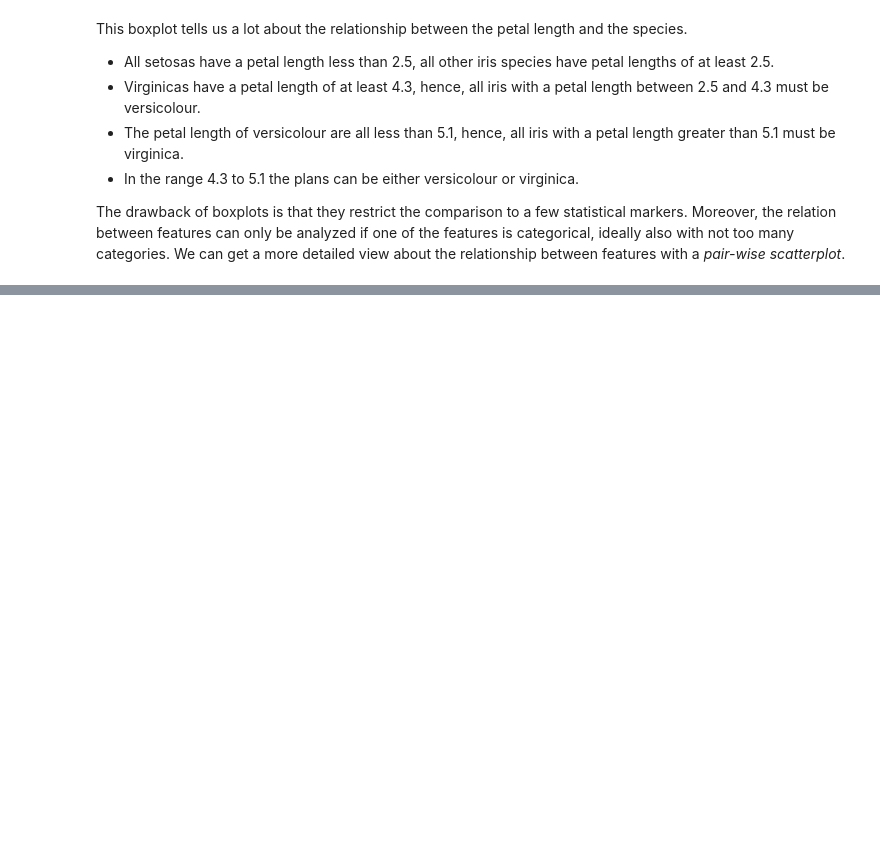
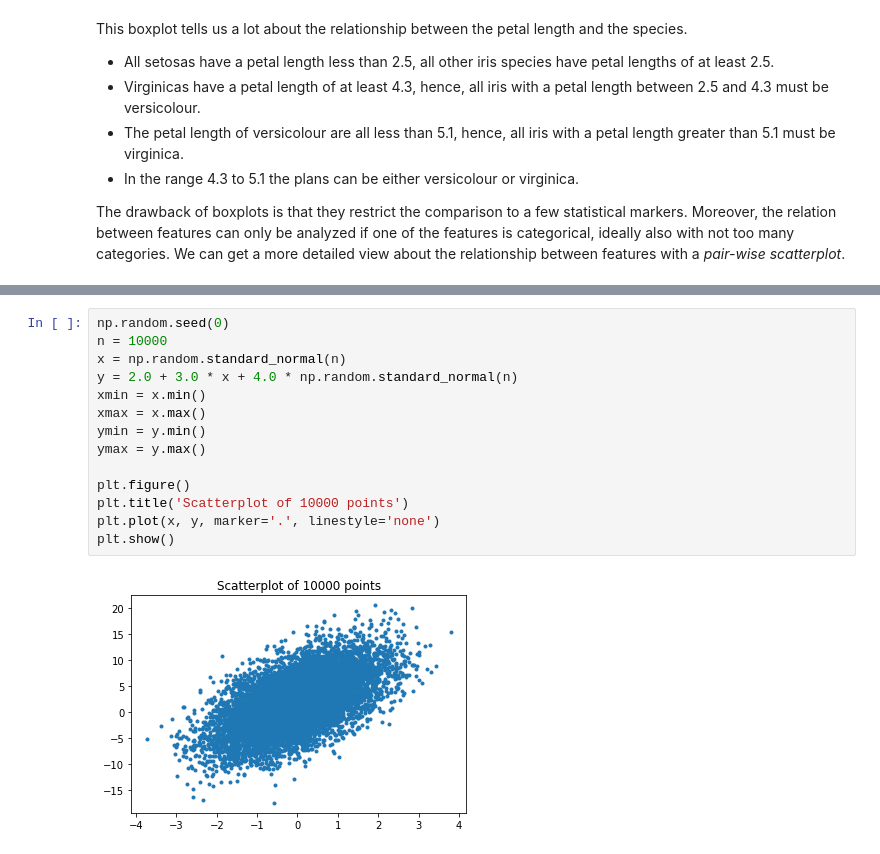
Before and after one commit to sherbold/intro-to-data-science, a Jupyter notebook: content/03_Data-Exploration.ipynb, the cells around one changed output, grey strips where cells are left out. Drawn from its saved outputs; the diff is of its cells as text; blank space fills up the shorter version.

```diff
--- a/content/03_Data-Exploration.ipynb
+++ b/content/03_Data-Exploration.ipynb
@@ -513,0 +529,16 @@ From the above plot, we can learn both about the individual features through the
+# %%
+np.random.seed(0)
+n = 10000
+x = np.random.standard_normal(n)
+y = 2.0 + 3.0 * x + 4.0 * np.random.standard_normal(n)
+xmin = x.min()
+xmax = x.max()
+ymin = y.min()
+ymax = y.max()
+
+plt.figure()
+plt.title('Scatterplot of 10000 points')
+plt.plot(x, y, marker='.', linestyle='none')
+plt.show()
+# %% [output]
+[figure, added]
```
Also changed, not shown: parts of 23 cells of this notebook, 13 other files.
